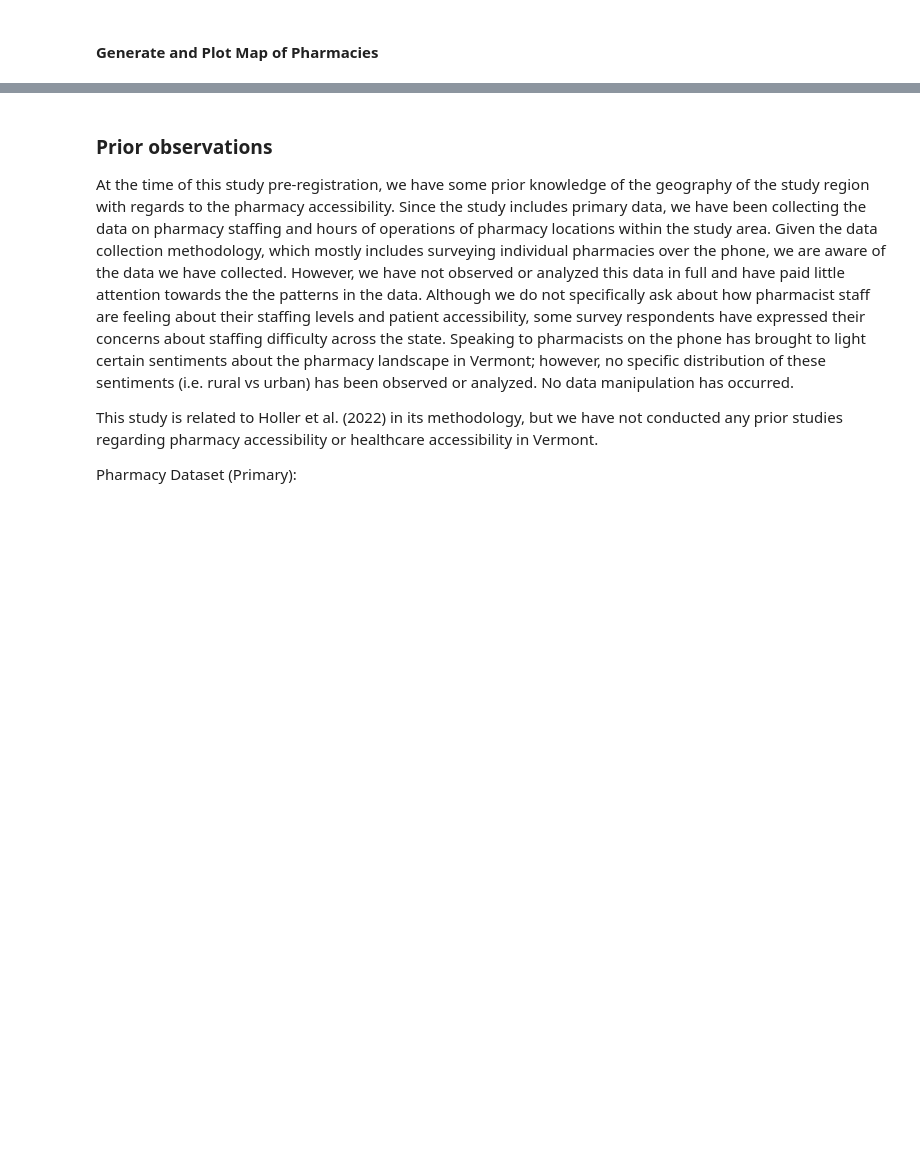
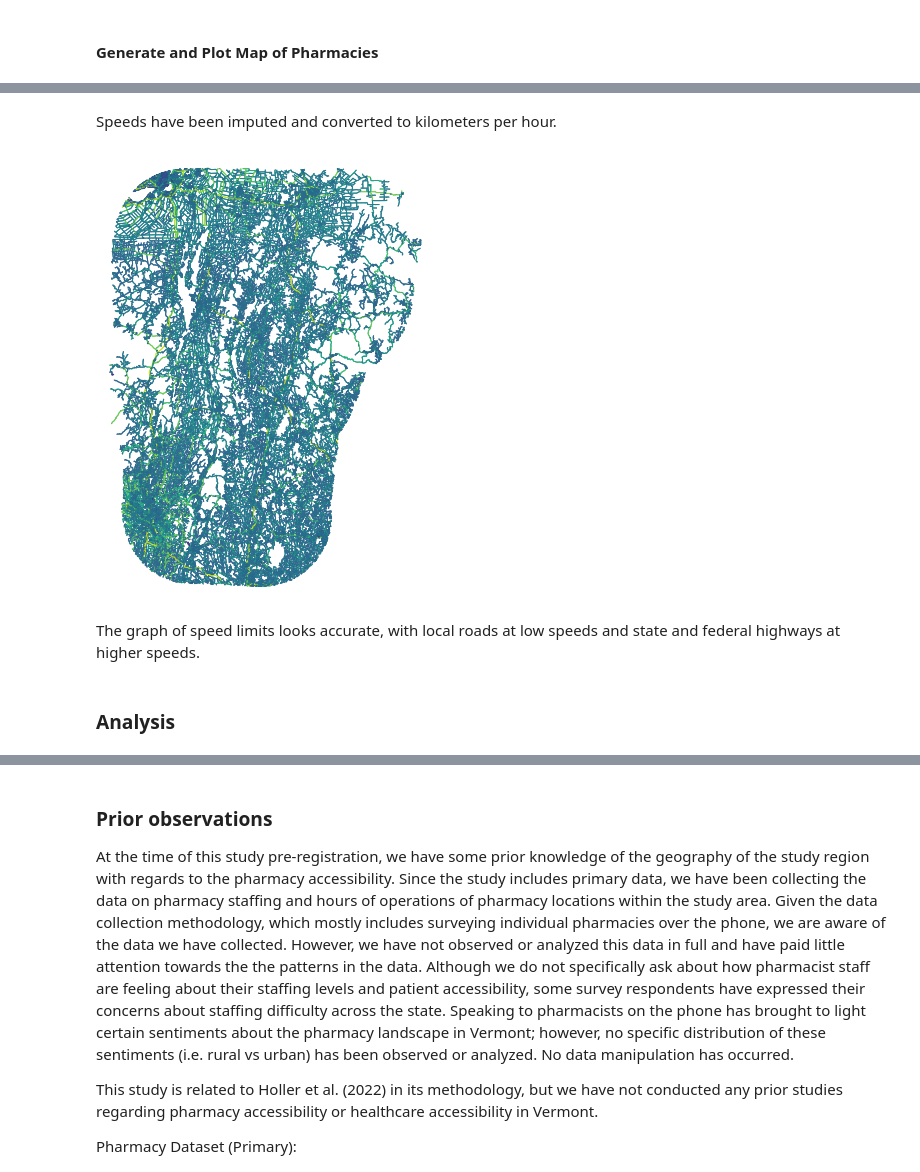
Before and after one commit to samroubin/VTPharmacy, a Jupyter notebook: procedure/code/01_Pharmacy_Accessibility.ipynb, the cells around one changed output, grey strips where cells are left out. Drawn from its saved outputs; the diff is of its cells as text; code cells hidden in the pictures; blank space fills up the shorter version.

```diff
--- a/procedure/code/01_Pharmacy_Accessibility.ipynb
+++ b/procedure/code/01_Pharmacy_Accessibility.ipynb
@@ -211,0 +196,13 @@ pop_df.plot()
+# %%
+# if pharmacy staffing file does not exist, download it from OSF
+if not os.path.exists("./data/raw/private/pharm_staffing.csv"):
+    print("Loading pharmacy staffing levels", flush=True)
+    url = 'https://osf.io/kbczp'
+    r = requests.get(url, allow_redirects=True)
+    open('./data/raw/private/pharm_staffing.csv', 'wb').write(r.content)
+
+
+# Load pharmacy data from OSF project
+pharm_staffing = pd.read_csv('./data/raw/private/pharm_staffing_interpolated.csv')
+
+pharm_staffing.head()
@@ -233,0 +418,3 @@ pharmacies.explore()
+# %%
+%%time
+ox.speed.add_edge_speeds(G)
@@ -233,0 +427,3 @@ pharmacies.explore()
+# %%
+%%time
+ox.speed.add_edge_travel_times(G)
@@ -233,0 +481,16 @@ pharmacies.explore()
+# %% [markdown]
+Speeds have been imputed and converted to kilometers per hour.
+# %%
+# calculate a color scheme for edges based on speed
+ec = ox.plot.get_edge_colors_by_attr(G, attr="speed_kph", cmap='viridis')
+
+# plot edge speeds
+fig, ax = ox.plot_graph(G, node_size=0, edge_color=ec, bgcolor="white")
+
+# note: the aesthetics of this could be improved!
+# %% [output]
+[figure, added]
+# %% [markdown]
+The graph of speed limits looks accurate, with local roads at low speeds and state and federal highways at higher speeds.
+# %% [markdown]
+### Analysis
```
Also changed, not shown: parts of 80 cells of this notebook.
